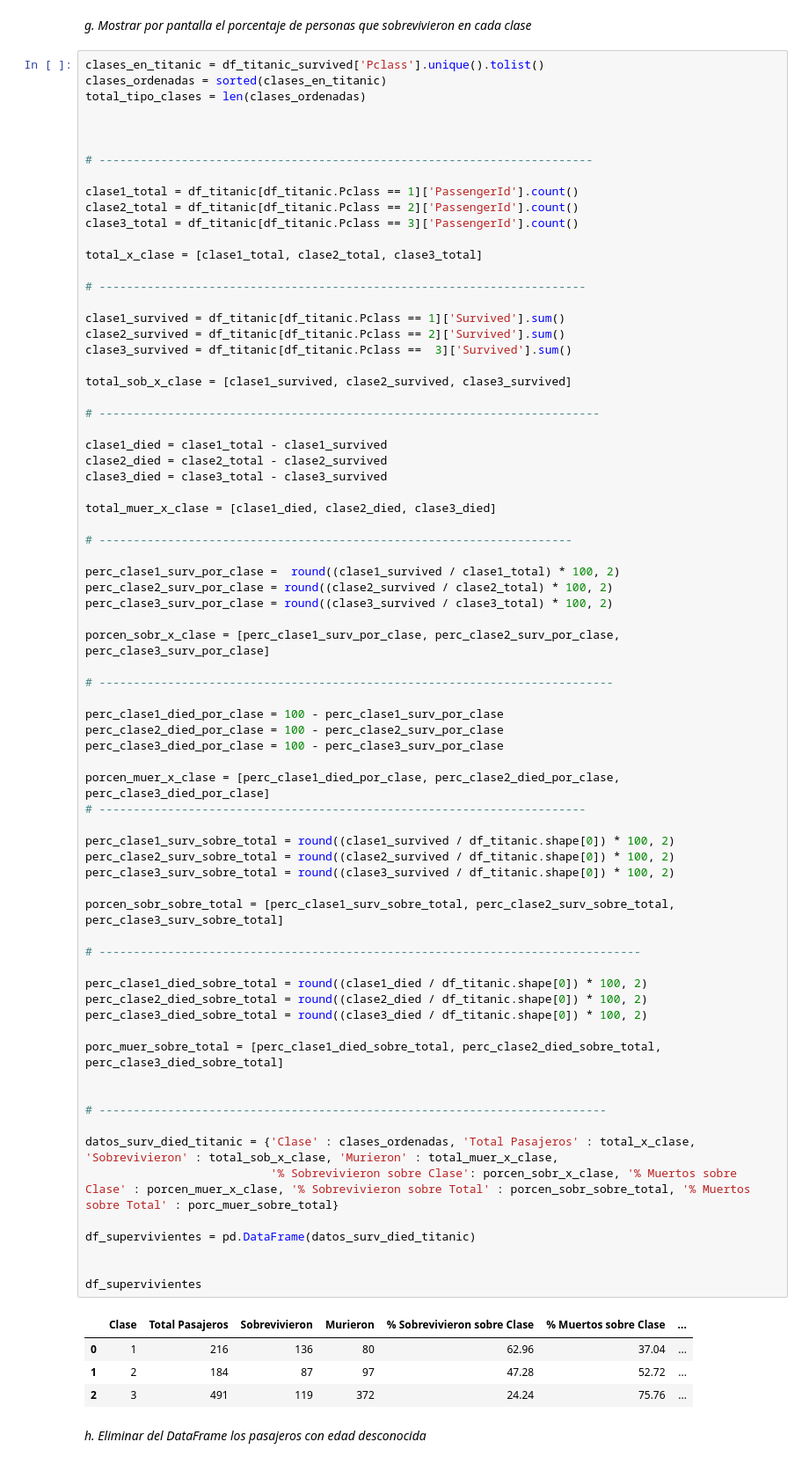
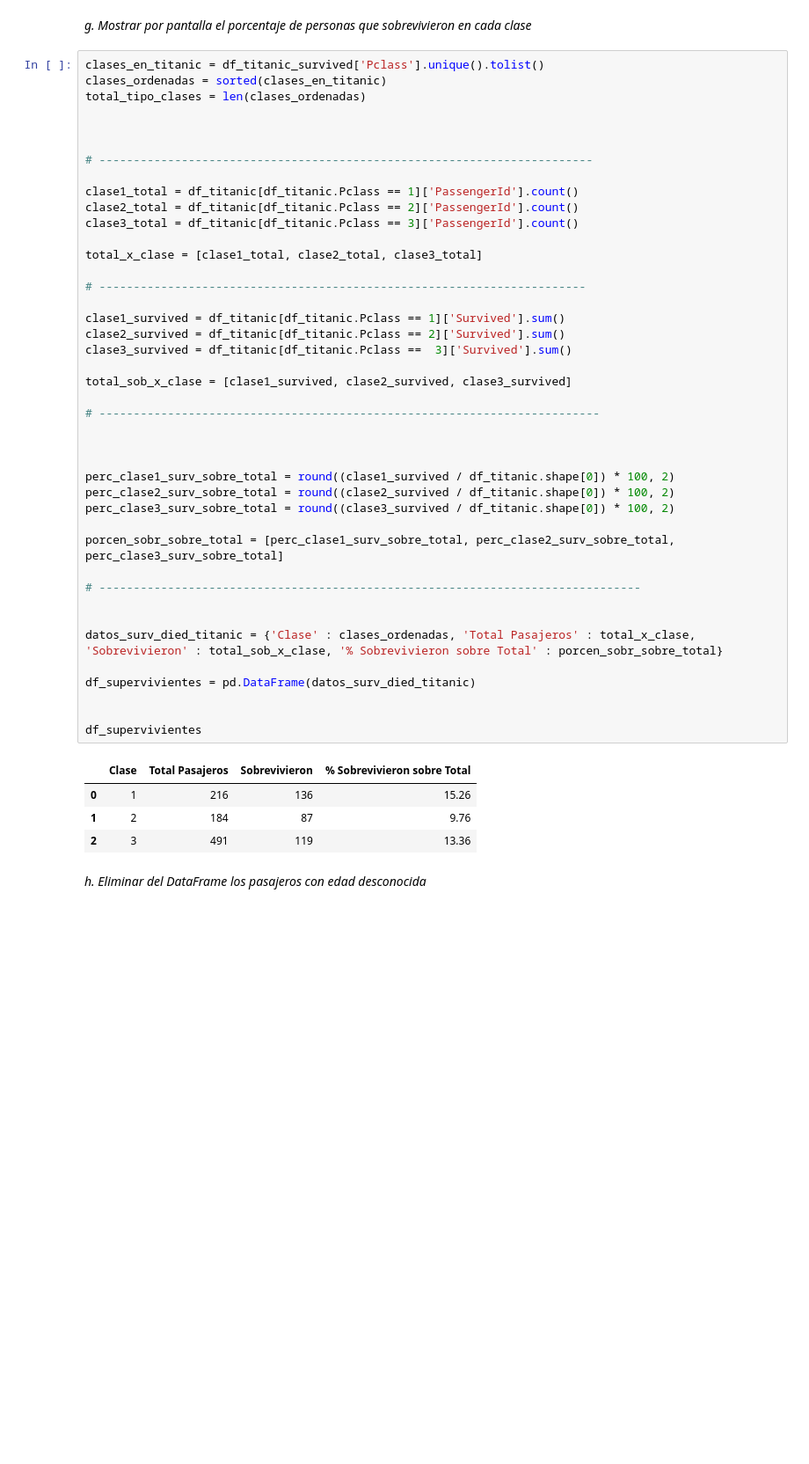
Before and after one commit to fidebravo/Modulo2, a Jupyter notebook: Modulo2_Actividad4.ipynb, the cells around one changed output. Shown: that part at 88% size. Saved outputs shown, nothing was run; the diff lists cells and outputs as text; blank space fills up the shorter version.

```diff
--- a/Modulo2_Actividad4.ipynb
+++ b/Modulo2_Actividad4.ipynb
@@ -478,68 +478,38 @@ clase3_total = df_titanic[df_titanic.Pclass == 3]['PassengerId'].count()
 
 total_x_clase = [clase1_total, clase2_total, clase3_total]
 
 # -----------------------------------------------------------------------
 
 clase1_survived = df_titanic[df_titanic.Pclass == 1]['Survived'].sum()
 clase2_survived = df_titanic[df_titanic.Pclass == 2]['Survived'].sum()
 clase3_survived = df_titanic[df_titanic.Pclass ==  3]['Survived'].sum()
 
 total_sob_x_clase = [clase1_survived, clase2_survived, clase3_survived]
 
 # -------------------------------------------------------------------------
 
-clase1_died = clase1_total - clase1_survived
-clase2_died = clase2_total - clase2_survived
-clase3_died = clase3_total - clase3_survived
 
-total_muer_x_clase = [clase1_died, clase2_died, clase3_died]
-
-# ---------------------------------------------------------------------
-
-perc_clase1_surv_por_clase =  round((clase1_survived / clase1_total) * 100, 2)
-perc_clase2_surv_por_clase = round((clase2_survived / clase2_total) * 100, 2)
-perc_clase3_surv_por_clase = round((clase3_survived / clase3_total) * 100, 2)
-
-porcen_sobr_x_clase = [perc_clase1_surv_por_clase, perc_clase2_surv_por_clase, perc_clase3_surv_por_clase]
-
-# ---------------------------------------------------------------------------
-
-perc_clase1_died_por_clase = 100 - perc_clase1_surv_por_clase
-perc_clase2_died_por_clase = 100 - perc_clase2_surv_por_clase
-perc_clase3_died_por_clase = 100 - perc_clase3_surv_por_clase
-
-porcen_muer_x_clase = [perc_clase1_died_por_clase, perc_clase2_died_por_clase, perc_clase3_died_por_clase]
-# -----------------------------------------------------------------------
 
 perc_clase1_surv_sobre_total = round((clase1_survived / df_titanic.shape[0]) * 100, 2)
 perc_clase2_surv_sobre_total = round((clase2_survived / df_titanic.shape[0]) * 100, 2)
 perc_clase3_surv_sobre_total = round((clase3_survived / df_titanic.shape[0]) * 100, 2)
 
 porcen_sobr_sobre_total = [perc_clase1_surv_sobre_total, perc_clase2_surv_sobre_total, perc_clase3_surv_sobre_total]
 
 # -------------------------------------------------------------------------------
 
-perc_clase1_died_sobre_total = round((clase1_died / df_titanic.shape[0]) * 100, 2)
-perc_clase2_died_sobre_total = round((clase2_died / df_titanic.shape[0]) * 100, 2)
-perc_clase3_died_sobre_total = round((clase3_died / df_titanic.shape[0]) * 100, 2)
 
-porc_muer_sobre_total = [perc_clase1_died_sobre_total, perc_clase2_died_sobre_total, perc_clase3_died_sobre_total]
-
-
-# --------------------------------------------------------------------------
-
-datos_surv_died_titanic = {'Clase' : clases_ordenadas, 'Total Pasajeros' : total_x_clase, 'Sobrevivieron' : total_sob_x_clase, 'Murieron' : total_muer_x_clase,
-                           '% Sobrevivieron sobre Clase': porcen_sobr_x_clase, '% Muertos sobre Clase' : porcen_muer_x_clase, '% Sobrevivieron sobre Total' : porcen_sobr_sobre_total, '% Muertos sobre Total' : porc_muer_sobre_total}
+datos_surv_died_titanic = {'Clase' : clases_ordenadas, 'Total Pasajeros' : total_x_clase, 'Sobrevivieron' : total_sob_x_clase, '% Sobrevivieron sobre Total' : porcen_sobr_sobre_total}
 
 df_supervivientes = pd.DataFrame(datos_surv_died_titanic)
 
 
 df_supervivientes
 # %% [output]
-|  | Clase | Total Pasajeros | Sobrevivieron | Murieron | % Sobrevivieron sobre Clase | % Muertos sobre Clase | ... |
-| 0 | 1 | 216 | 136 | 80 | 62.96 | 37.04 | ... |
-| 1 | 2 | 184 | 87 | 97 | 47.28 | 52.72 | ... |
-| 2 | 3 | 491 | 119 | 372 | 24.24 | 75.76 | ... |
+|  | Clase | Total Pasajeros | Sobrevivieron | % Sobrevivieron sobre Total |
+| 0 | 1 | 216 | 136 | 15.26 |
+| 1 | 2 | 184 | 87 | 9.76 |
+| 2 | 3 | 491 | 119 | 13.36 |
 # %% [markdown]
 *h. Eliminar del DataFrame los pasajeros con edad desconocida*
 # %%
```
Also changed, not shown: parts of 2 cells of this notebook.
